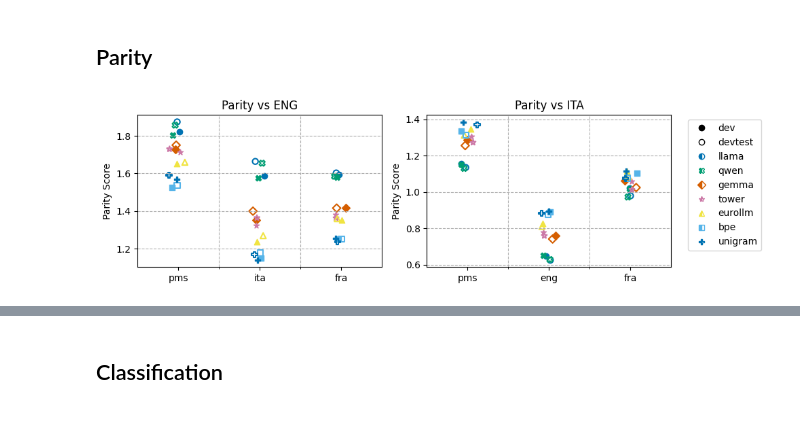
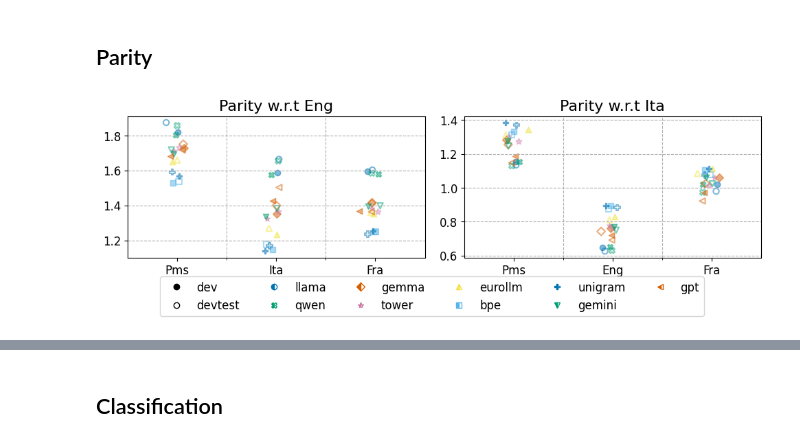
Before and after one commit to GianlucaVico/CrowdsourcedPiedmontese, a Jupyter notebook: plots.ipynb, the cells around one changed output, grey strips where cells are left out. Cells and saved outputs as stored; diff of their text form; code cells hidden in the pictures.

```diff
--- a/plots.ipynb
+++ b/plots.ipynb
@@ -8,15 +8,24 @@ import matplotlib as mpl
 import pandas as pd
 
 plt.style.use('seaborn-v0_8-colorblind')
+
 mpl.rcParams["hatch.color"] = 'white'
+
+plt.rcParams['font.size'] = 16 # 10
+plt.rcParams['axes.titlesize'] = 16 # large
+plt.rcParams['axes.labelsize'] = 16 # medium
+plt.rcParams['xtick.labelsize'] = 16 # medium
+plt.rcParams['ytick.labelsize'] = 16 # medium
+plt.rcParams['legend.fontsize'] = 16 # medium
+plt.rcParams['figure.titlesize'] = 16 # large
 # %%
 splits = ["dev", "devtest"]
 # %% [markdown]
 ## Parity
 # %%
 fig, axs = plt.subplots(1, 2, figsize=(10, 3))
-models = ["llama", "qwen", "gemma", "tower", "eurollm", "bpe", "unigram"]
-markers = ['o', 'X', 'D', '*', '^', 's', 'P']
+models = ["llama", "qwen", "gemma", "tower", "eurollm", "bpe", "unigram", "gemini", "gpt"]
+markers = ['o', 'X', 'D', '*', '^', 's', 'P', 'v', '<']
 
 for ax, ref_lang in zip(axs, ["eng", "ita"]):
     if ref_lang == "eng":
@@ -24,38 +33,39 @@ for ax, ref_lang in zip(axs, ["eng", "ita"]):
     else:
         langs = ["pms", "eng", "fra"]
     for i, model in enumerate(models):
         if not os.path.exists(f"results/parity/{model}.dev.jsonl"):
             dev_points = [-1 for _ in langs]
         else:
             dev = json.load(open(f"results/parity/{model}.dev.jsonl"))
             dev_points = [dev.get(f'parity_{l}_vs_{ref_lang}', -1) for l in langs]
         if not os.path.exists(f"results/parity/{model}.devtest.jsonl"):
             devtest_points = [-1 for _ in langs]
         else:
             devtest = json.load(open(f"results/parity/{model}.devtest.jsonl"))
             devtest_points = [devtest.get(f'parity_{l}_vs_{ref_lang}', -1) for l in langs]
         xs = np.array([1,2,3]) + np.random.normal(0, 0.05, size=3)-0.025
-        ax.scatter(xs, dev_points, label=f"{model} dev", marker=mpl.markers.MarkerStyle(markers[i], fillstyle="full"), c=f"C{i}", alpha=1)
+        ax.scatter(xs, dev_points, label=f"{model} dev", marker=mpl.markers.MarkerStyle(markers[i], fillstyle="full"), c=f"C{i}", alpha=.5)
         xs = np.array([1,2,3]) + np.random.normal(0, 0.05, size=3)-0.025
-        ax.scatter(xs, devtest_points, label=f"{model} devtest", marker=mpl.markers.MarkerStyle(markers[i], fillstyle="none"), c=f"C{i}", alpha=1)
-    ax.set_xticks([1,2,3], labels=langs)
-    ax.set_ylabel("Parity Score")
-    ax.set_title(f"Parity vs {ref_lang.upper()}")
+        ax.scatter(xs, devtest_points, label=f"{model} devtest", marker=mpl.markers.MarkerStyle(markers[i], fillstyle="none"), c=f"C{i}", alpha=.5)
+    ax.set_xticks([1,2,3], labels=map(str.capitalize, langs))
+    # ax.set_ylabel("Parity Score")
+    ax.set_title(f"Parity w.r.t {ref_lang.capitalize()}")
     ax.grid(True, axis='y', linestyle='--')
     ax.grid(True, axis='x', linestyle='--', which='minor')
     ax.set_xticks([1.5,2.5], minor=True)
     ax.set_xlim(0.5, 3.5)
 
 # colors = [mpatches.Patch(color=f"C{i}") for i in range(len(models))]
 # markers = [plt.plot([], [], m, markerfacecolor='k', markeredgecolor='k')[0] for m in ['o', 'x']]
 # ax.legend(colors + markers, models + splits, loc='upper left', bbox_to_anchor=(1.05, 0.75))
 
 model_labels = [plt.plot([], [], ls="", markerfacecoloralt='w', marker=mpl.markers.MarkerStyle(markers[i], fillstyle="left"))[0] for i in range(len(markers))]
 set_labels = [plt.plot([], [], c='k', ls="", marker=mpl.markers.MarkerStyle(markers[0], fillstyle=fill))[0] for fill in ['full', 'none']]
-ax.legend(set_labels + model_labels, splits + models, loc='upper left', bbox_to_anchor=(1.05, 1))
+# ax.legend(set_labels + model_labels, splits + models, loc='upper left', bbox_to_anchor=(1.05, 1))
+fig.legend(set_labels + model_labels, splits + models, loc='lower center', bbox_to_anchor=(0.5, -.15), ncol=6)
 
 plt.tight_layout()
-plt.savefig("plots/parity_scores.pdf")
+plt.savefig("plots/parity_scores.pdf", bbox_inches='tight', dpi=300)
 plt.show()
 # %% [output]
-[figure, old version]
+[figure, new version]
```
Also changed, not shown: parts of 29 cells of this notebook, 5 other files.
